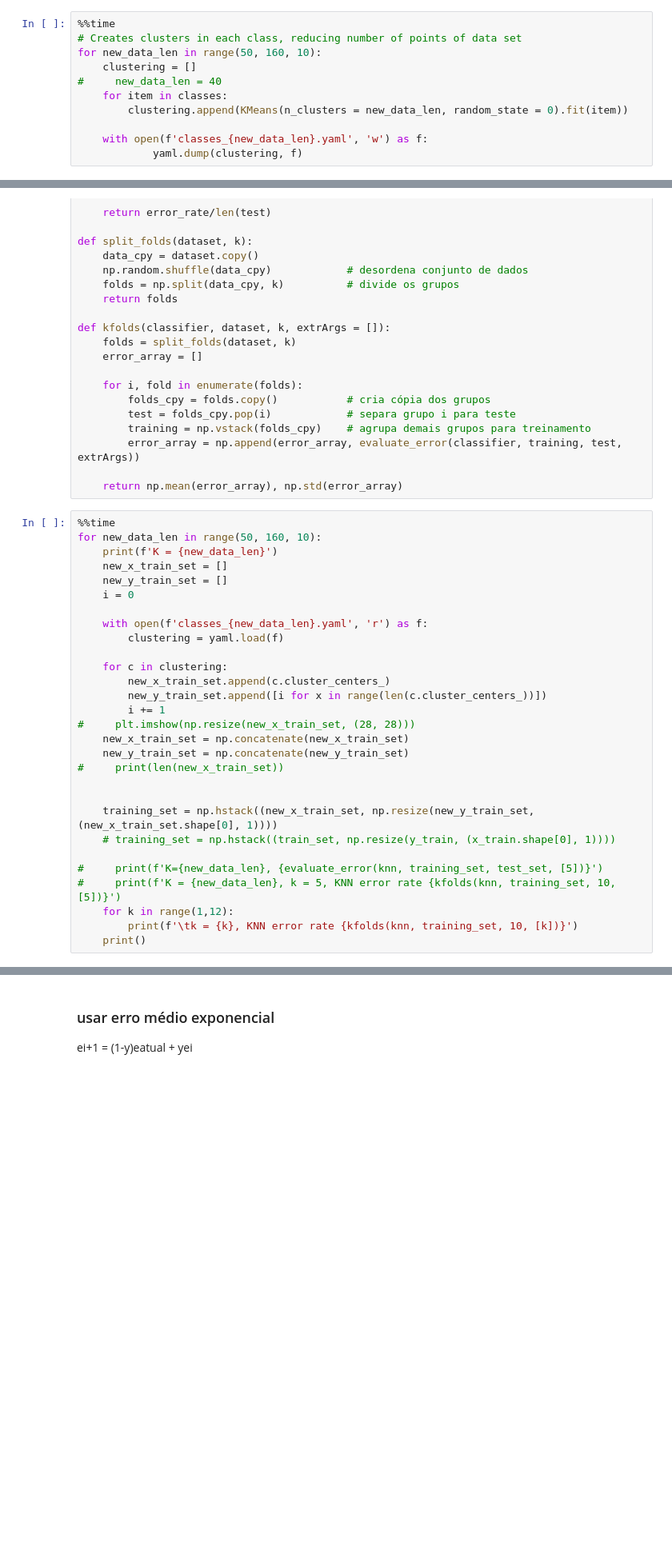
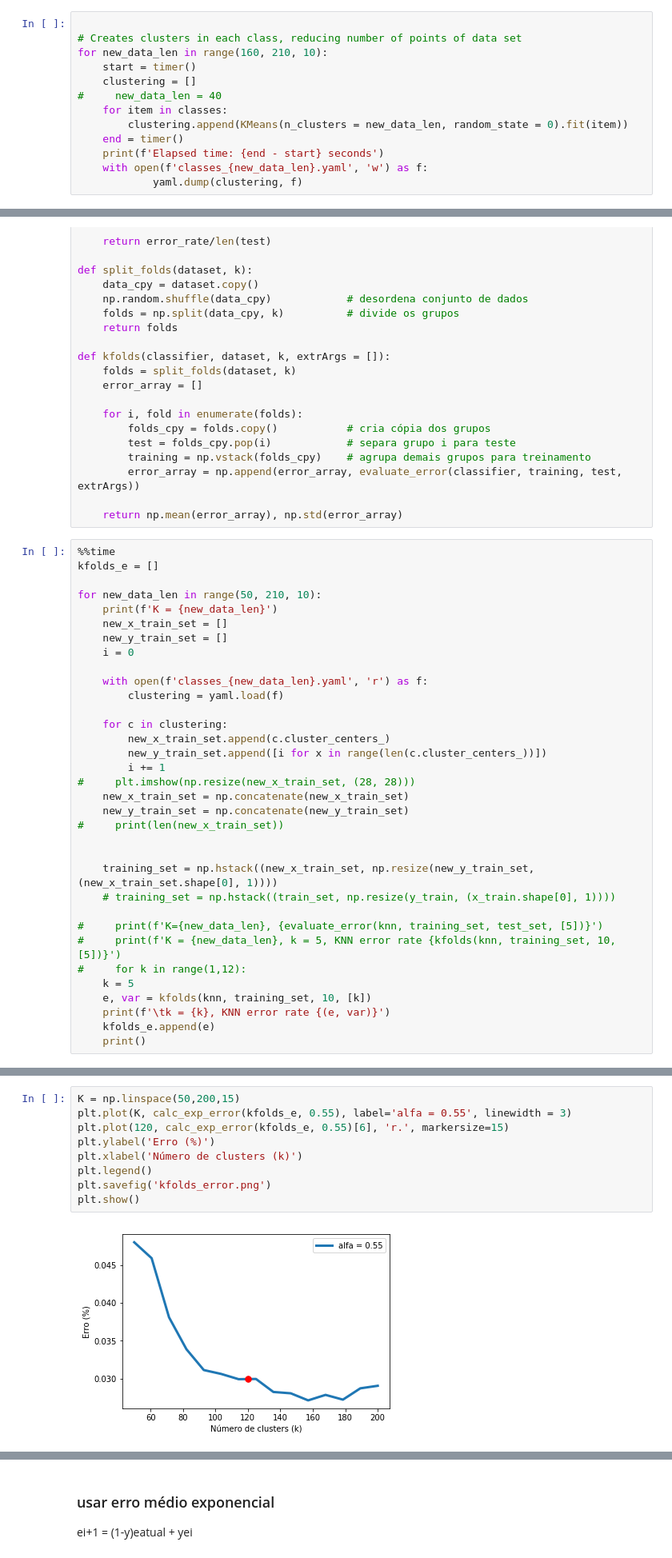
Before and after one commit to diegomhamilton/machine-learning, a Jupyter notebook: projeto-final/proj_final.ipynb, the cells around one changed output, grey strips where cells are left out. Shown at 80% size. Cells and saved outputs as stored; diff of their text form; blank space fills up the shorter version.

```diff
--- a/projeto-final/proj_final.ipynb
+++ b/projeto-final/proj_final.ipynb
@@ -26,14 +27,16 @@ for i in range(n_clusters):
 # test if classes are ok
 # plt.imshow(np.resize(classes[6][6],(28,28)))
 # %%
-%%time
+
 # Creates clusters in each class, reducing number of points of data set
-for new_data_len in range(50, 160, 10):
+for new_data_len in range(160, 210, 10):
+    start = timer()
     clustering = []
 #     new_data_len = 40
     for item in classes:
         clustering.append(KMeans(n_clusters = new_data_len, random_state = 0).fit(item))
-
+    end = timer()
+    print(f'Elapsed time: {end - start} seconds')
     with open(f'classes_{new_data_len}.yaml', 'w') as f:
             yaml.dump(clustering, f)
 # %% [output]
@@ -139,7 +145,9 @@ def kfolds(classifier, dataset, k, extrArgs = []):
     return np.mean(error_array), np.std(error_array)
 # %%
 %%time
-for new_data_len in range(50, 160, 10):
+kfolds_e = []
+
+for new_data_len in range(50, 210, 10):
     print(f'K = {new_data_len}')
     new_x_train_set = []
     new_y_train_set = []
@@ -163,8 +171,11 @@ for new_data_len in range(50, 160, 10):
 
 #     print(f'K={new_data_len}, {evaluate_error(knn, training_set, test_set, [5])}')
 #     print(f'K = {new_data_len}, k = 5, KNN error rate {kfolds(knn, training_set, 10, [5])}')
-    for k in range(1,12):
-        print(f'\tk = {k}, KNN error rate {kfolds(knn, training_set, 10, [k])}')
+#     for k in range(1,12):
+    k = 5
+    e, var = kfolds(knn, training_set, 10, [k])
+    print(f'\tk = {k}, KNN error rate {(e, var)}')
+    kfolds_e.append(e)
     print()
 # %% [output]
 K = 50
@@ -171,0 +198,11 @@ NameError: name 'kfolds' is not defined
+# %%
+K = np.linspace(50,200,15)
+plt.plot(K, calc_exp_error(kfolds_e, 0.55), label='alfa = 0.55', linewidth = 3)
+plt.plot(120, calc_exp_error(kfolds_e, 0.55)[6], 'r.', markersize=15)
+plt.ylabel('Erro (%)')
+plt.xlabel('Número de clusters (k)')
+plt.legend()
+plt.savefig('kfolds_error.png')
+plt.show()
+# %% [output]
+[figure, added]
```
Also changed, not shown: parts of 15 cells of this notebook.
